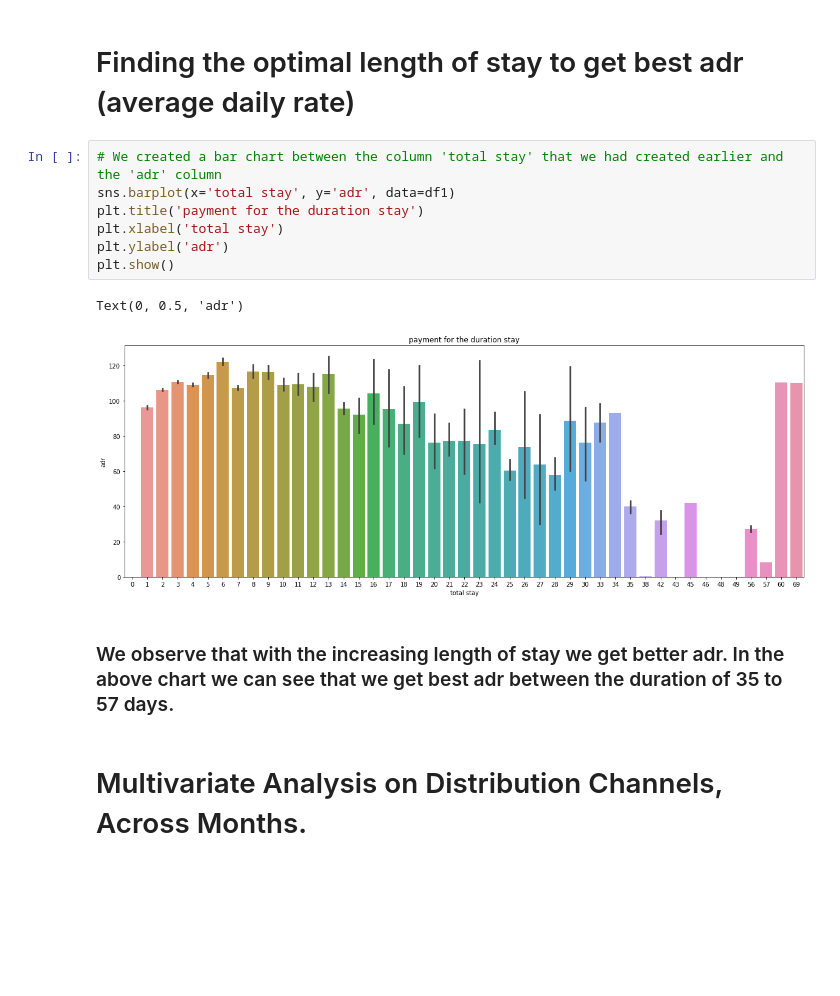
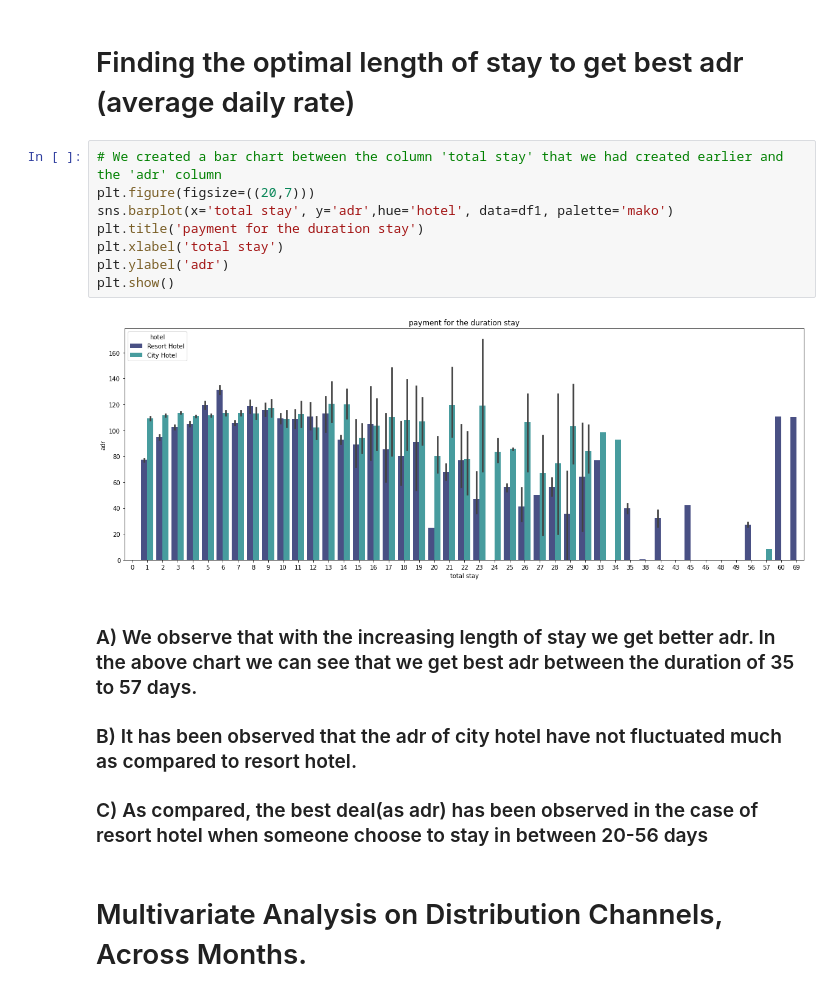
Before and after one commit to Singh-Pravin/Hotel-Booking-Analysis---EDA, a Jupyter notebook: Hotel_Booking_Analysis_Capstone_Project.ipynb, the cells around one changed output. Drawn from its saved outputs; the diff is of its cells as text; blank space fills up the shorter version.

```diff
--- a/Hotel_Booking_Analysis_Capstone_Project.ipynb
+++ b/Hotel_Booking_Analysis_Capstone_Project.ipynb
@@ -572,16 +572,20 @@ plt.show()
 # Finding the optimal length of stay to get best adr (average daily rate)
 # %%
 # We created a bar chart between the column 'total stay' that we had created earlier and the 'adr' column
-sns.barplot(x='total stay', y='adr', data=df1)
+plt.figure(figsize=((20,7)))
+sns.barplot(x='total stay', y='adr',hue='hotel', data=df1, palette='mako')
 plt.title('payment for the duration stay')
 plt.xlabel('total stay')
 plt.ylabel('adr')
 plt.show()
 # %% [output]
-Text(0, 0.5, 'adr')
-[figure, old version]
+[figure, new version]
 # %% [markdown]
-### We observe that with the increasing length of stay we get better adr. In the above chart we can see that we get best adr between the duration of 35 to 57 days.
+### A) We observe that with the increasing length of stay we get better adr. In the above chart we can see that we get best adr between the duration of 35 to 57 days.
+
+### B) It has been observed that the adr of city hotel have not fluctuated much as compared to resort hotel.
+
+### C) As compared, the best deal(as adr) has been observed in the case of resort hotel when someone choose to stay in between 20-56 days
 # %% [markdown]
 # Multivariate Analysis on Distribution Channels, Across Months.
 # %% [markdown]
```
Also changed, not shown: parts of 15 cells of this notebook.
